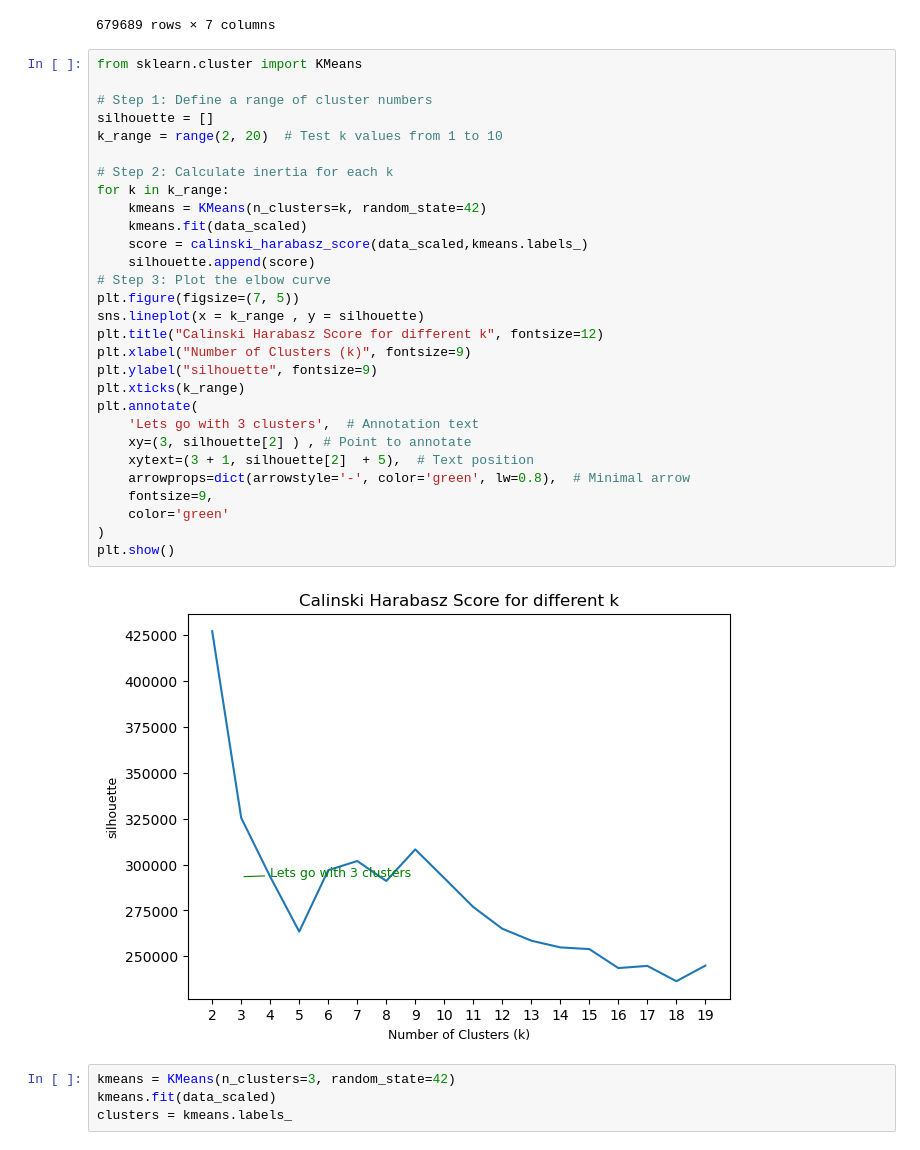
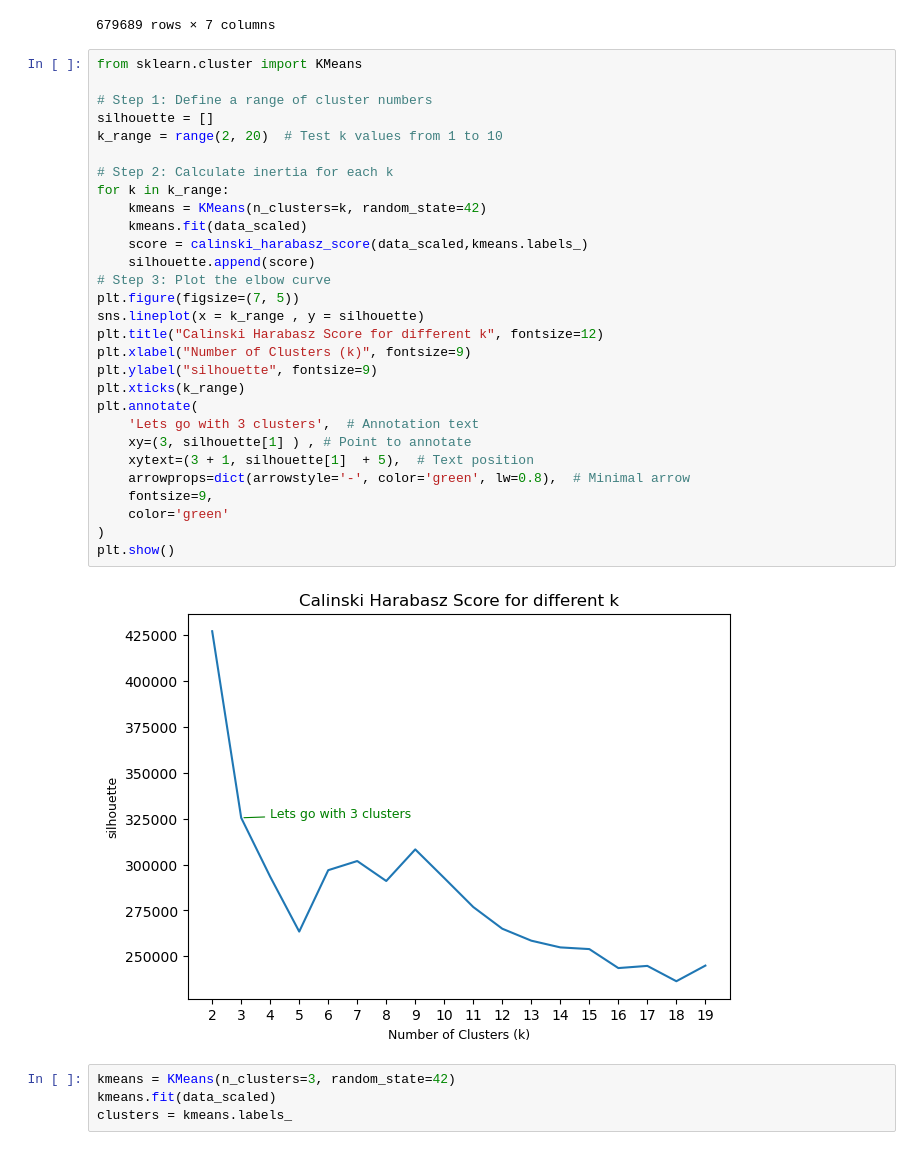
Before and after one commit to tpminh4394/btc_blockchain_etl_analysis, a Jupyter notebook: Step 5 simple onchain analysis.ipynb, the cells around one changed output. Saved outputs shown, nothing was run; the diff lists cells and outputs as text.

```diff
--- a/Step 5 simple onchain analysis.ipynb
+++ b/Step 5 simple onchain analysis.ipynb
@@ -538,34 +538,34 @@ data_scaled
 # %%
 from sklearn.cluster import KMeans
 
 # Step 1: Define a range of cluster numbers
 silhouette = []
 k_range = range(2, 20)  # Test k values from 1 to 10
 
 # Step 2: Calculate inertia for each k
 for k in k_range:
     kmeans = KMeans(n_clusters=k, random_state=42)
     kmeans.fit(data_scaled)
     score = calinski_harabasz_score(data_scaled,kmeans.labels_)
     silhouette.append(score)
 # Step 3: Plot the elbow curve
 plt.figure(figsize=(7, 5))
 sns.lineplot(x = k_range , y = silhouette)
 plt.title("Calinski Harabasz Score for different k", fontsize=12)
 plt.xlabel("Number of Clusters (k)", fontsize=9)
 plt.ylabel("silhouette", fontsize=9)
 plt.xticks(k_range)
 plt.annotate(
     'Lets go with 3 clusters',  # Annotation text
-    xy=(3, silhouette[2] ) , # Point to annotate
-    xytext=(3 + 1, silhouette[2]  + 5),  # Text position
+    xy=(3, silhouette[1] ) , # Point to annotate
+    xytext=(3 + 1, silhouette[1]  + 5),  # Text position
     arrowprops=dict(arrowstyle='-', color='green', lw=0.8),  # Minimal arrow
     fontsize=9,
     color='green'
 )
 plt.show()
 # %% [output]
-[figure, old version]
+[figure, new version]
 # %%
 kmeans = KMeans(n_clusters=3, random_state=42)
 kmeans.fit(data_scaled)
```
